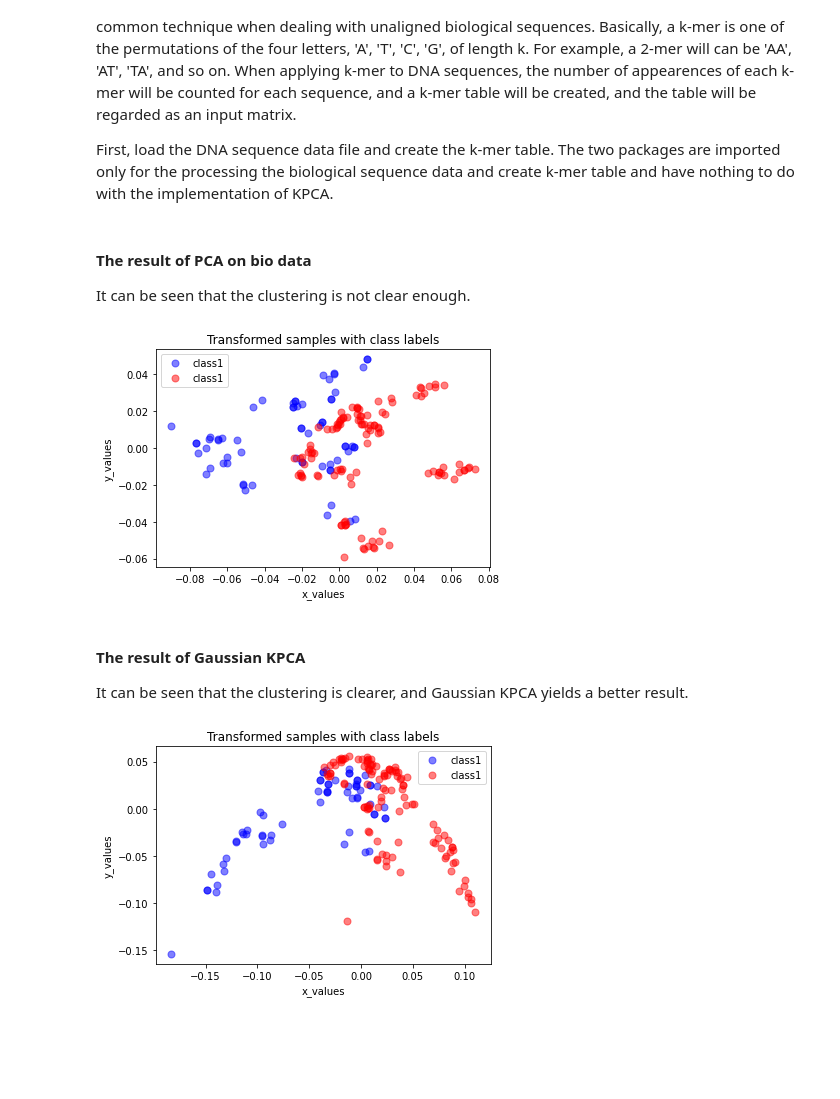
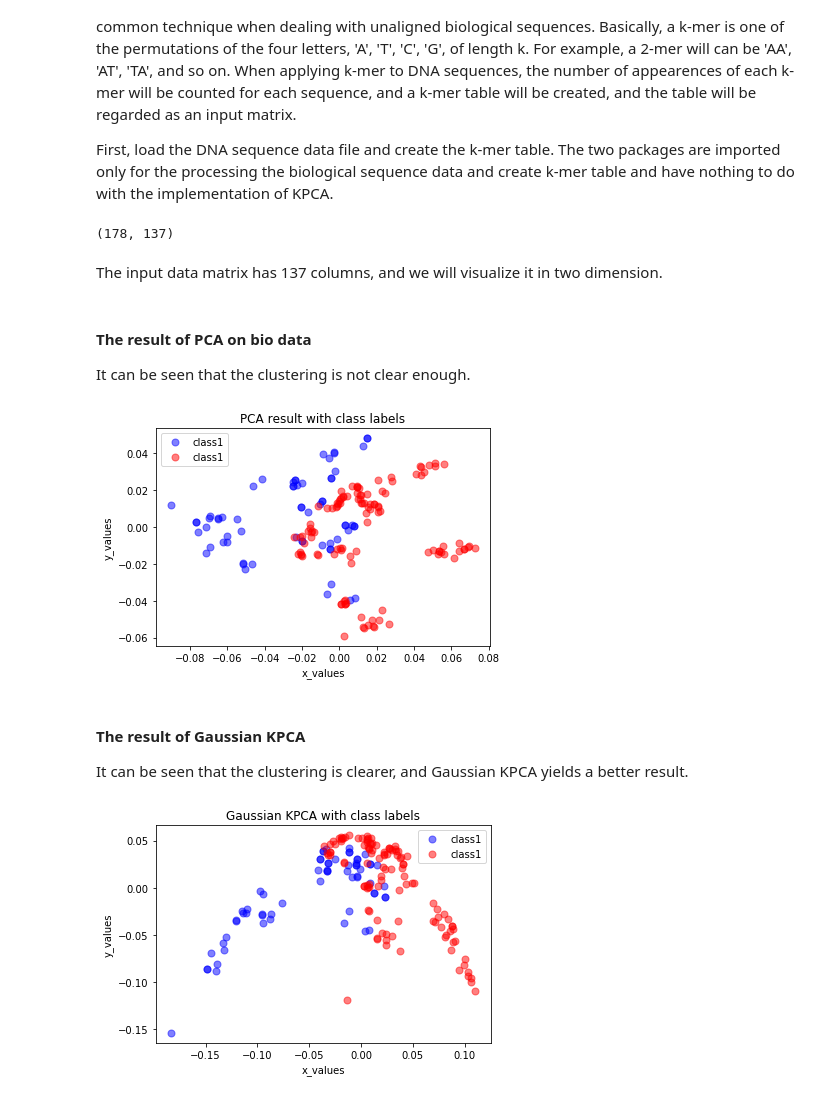
Before and after one commit to Yangliule/535-final-project, a Jupyter notebook: 535_Final_Project_combined.ipynb, the cells around one changed output. Cells and saved outputs as stored; diff of their text form; code cells hidden in the pictures; blank space fills up the shorter version.

```diff
--- a/535_Final_Project_combined.ipynb
+++ b/535_Final_Project_combined.ipynb
@@ -529,6 +534,12 @@ zeros = [0]*bat_len
 labels1 = np.append(zeros, [1]*cat_len, axis=None)
 paths = ["combined_Bat_Cat_flu.fa"]
 kmer_table = get_kmer_table(paths, 2, 3);
+# %%
+kmer_table.shape
+# %% [output]
+(178, 137)
+# %% [markdown]
+The input data matrix has 137 columns, and we will visualize it in two dimension.
 # %% [markdown]
 #### The result of PCA on bio data
 
@@ -536,15 +547,15 @@ It can be seen that the clustering is not clear enough.
 # %%
 pca_result = svd_pca(kmer_table, 2)
 
 plt.plot(pca_result[0,0:bat_len], pca_result[1,0:bat_len], 'o', markersize=7, color='blue', alpha=0.5, label='class1')
 plt.plot(pca_result[0,bat_len:178], pca_result[1,bat_len:178], 'o', markersize=7, color='red', alpha=0.5, label='class1')
 plt.xlabel('x_values')
 plt.ylabel('y_values')
 plt.legend()
-plt.title('Transformed samples with class labels')
+plt.title('PCA result with class labels')
 plt.show()
 # %% [output]
-[figure, old version]
+[figure, new version]
 # %% [markdown]
 #### The result of Gaussian KPCA
 
@@ -559,10 +570,10 @@ plt.plot(pca_result2[0,bat_len:178], pca_result2[1,bat_len:178], 'o', markersize
 plt.xlabel('x_values')
 plt.ylabel('y_values')
 plt.legend()
-plt.title('Transformed samples with class labels')
+plt.title('Gaussian KPCA with class labels')
 plt.show()
 # %% [output]
-[figure, old version]
+[figure, new version]
 # %% [markdown]
 ## References
 
```
Also changed, not shown: parts of 23 cells of this notebook.
